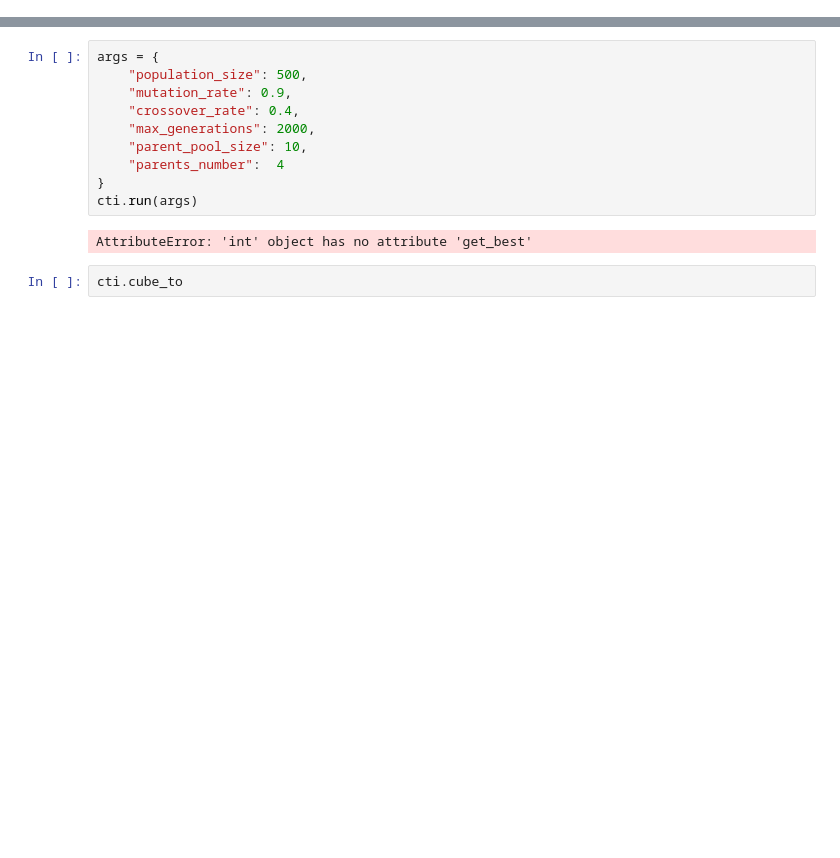
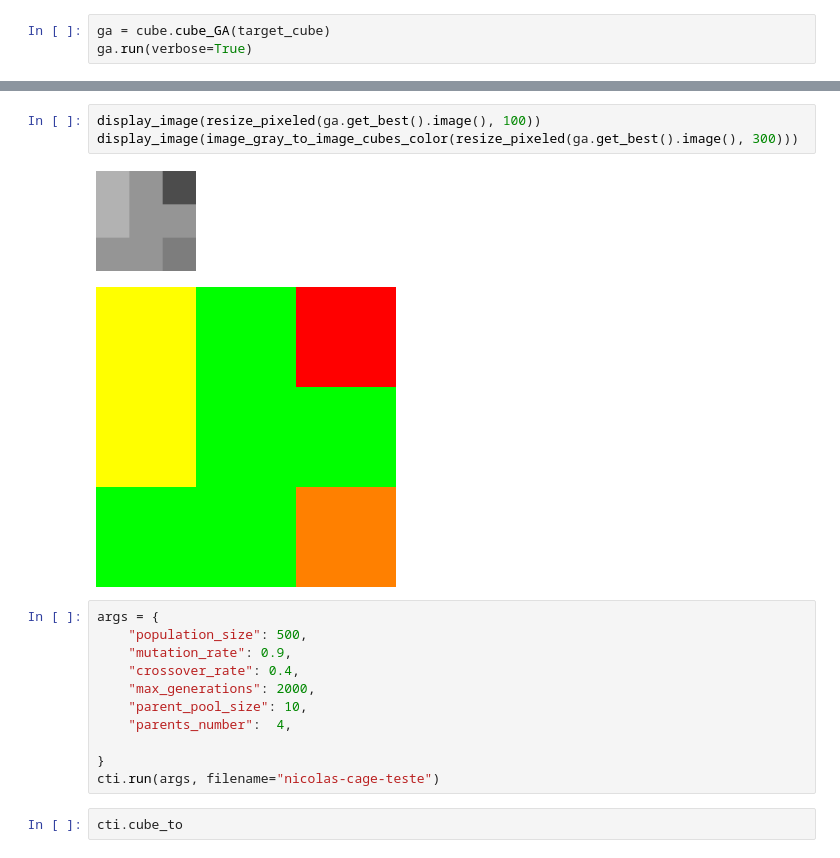
Before and after one commit to eduardaveras/bioinspired, a Jupyter notebook: rubik_ga/display.ipynb, the cells around one changed output, grey strips where cells are left out. Cells and saved outputs as stored; diff of their text form; blank space fills up the shorter version.

```diff
--- a/rubik_ga/display.ipynb
+++ b/rubik_ga/display.ipynb
@@ -11,0 +17,3 @@ display_image(image_utils.image_gray_to_image_cubes_color(image_utils.resize_pix
+# %%
+ga = cube.cube_GA(target_cube)
+ga.run(verbose=True)
@@ -12,3 +55,9 @@ display_image(image_utils.image_gray_to_image_cubes_color(image_utils.resize_pix
+# %%
+display_image(resize_pixeled(ga.get_best().image(), 100))
+display_image(image_gray_to_image_cubes_color(resize_pixeled(ga.get_best().image(), 300)))
+# %% [output]
+[figure, added]
+[figure, added]
 # %%
 args = {
     "population_size": 500,
@@ -16,10 +65,9 @@ args = {
     "crossover_rate": 0.4,
     "max_generations": 2000,
     "parent_pool_size": 10,
-    "parents_number":  4
+    "parents_number":  4,
+
 }
-cti.run(args)
+cti.run(args, filename="nicolas-cage-teste")
-# %% [output]
-AttributeError: 'int' object has no attribute 'get_best'
 # %%
 cti.cube_to
```
Also changed, not shown: parts of 3 cells of this notebook, 4 other files.
